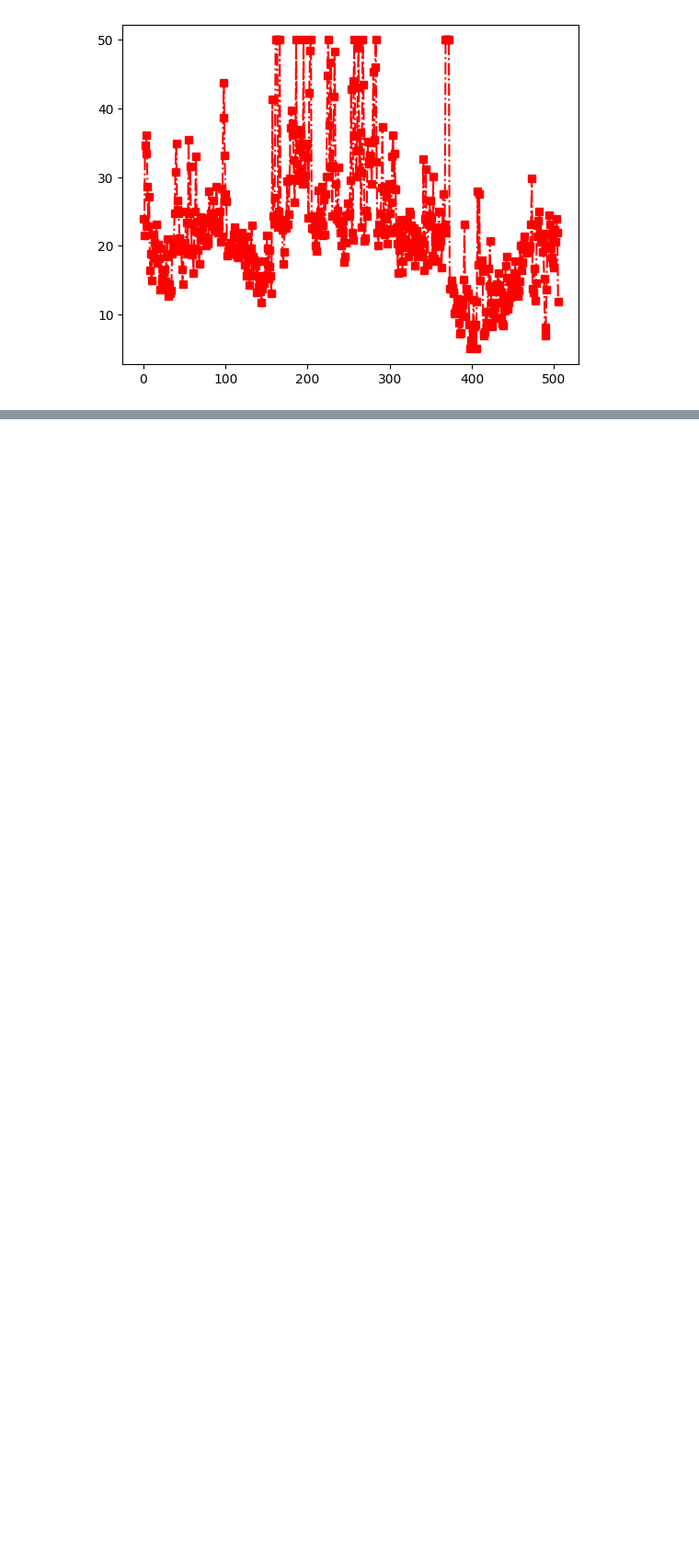
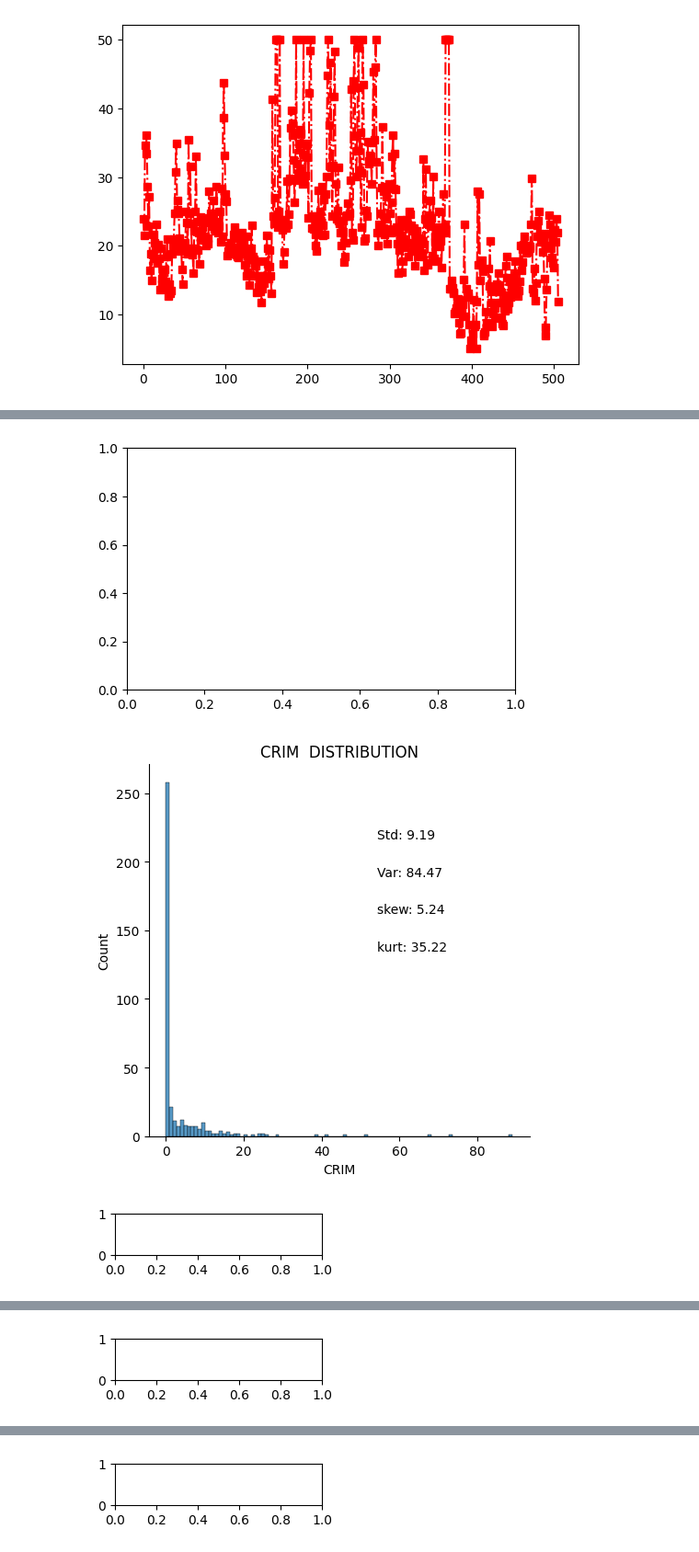
Before and after one commit to raykuo7/AI_course, a Jupyter notebook: AI_1024/1023.ipynb, the cells around one changed output, grey strips where cells are left out. Shown at 92% size. Drawn from its saved outputs; the diff is of its cells as text; code cells hidden in the pictures; blank space fills up the shorter version.

```diff
--- a/AI_1024/1023.ipynb
+++ b/AI_1024/1023.ipynb
@@ -209,0 +234,33 @@ plt.tight_layout(pad=0.2, w_pad=0.7, h_pad= 1.0)
+# %%
+import matplotlib.pyplot as plt
+import seaborn as sns
+from scipy.stats import skew , kurtosis
+df = pd.read_csv("Bostonhousingdataset.csv")
+data = df.dropna()
+
+# scale and 排法
+plt.figure(figsize=(12,28))
+
+# 迴圈處理每個欄位
+
+for i , column in enumerate(data.columns):
+    plt.subplot(7 , 2 , i +1)
+    sns.displot(data[column] , kde = True  )
+    plt.title(f'{column}  DISTRIBUTION')
+
+    std_dev = np.std(data[column])
+    var = np.var(data[column])
+    skewness = skew(data[column])
+    kurt = kurtosis(data[column])
+
+    plt.text(0.6 , 0.8, f'Std: {std_dev:.2f}', transform = plt.gca().transAxes)
+    plt.text(0.6 , 0.7, f'Var: {var:.2f}', transform = plt.gca().transAxes)
+    plt.text(0.6 , 0.6, f'skew: {skewness:.2f}', transform = plt.gca().transAxes)
+    plt.text(0.6 , 0.5, f'kurt: {kurt:.2f}', transform = plt.gca().transAxes)
+
+    plt.tight_layout()
+    plt.show()
+# %% [output]
+[figure, added]
+[figure, added]
+[figure, added]
@@ -209,0 +268 @@ plt.tight_layout(pad=0.2, w_pad=0.7, h_pad= 1.0)
+[figure, added]
@@ -209,0 +270 @@ plt.tight_layout(pad=0.2, w_pad=0.7, h_pad= 1.0)
+[figure, added]
```
Also changed, not shown: parts of 11 cells of this notebook, 6 other files.
